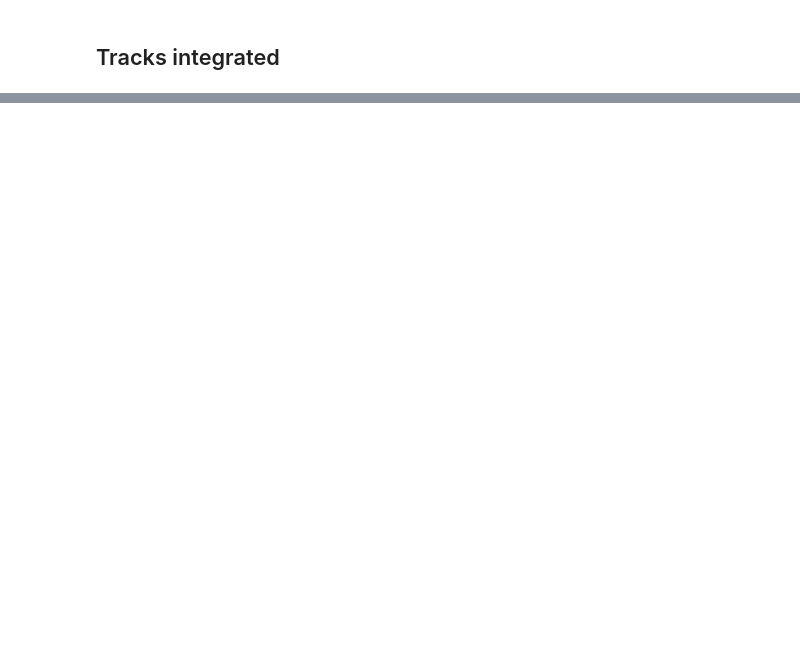
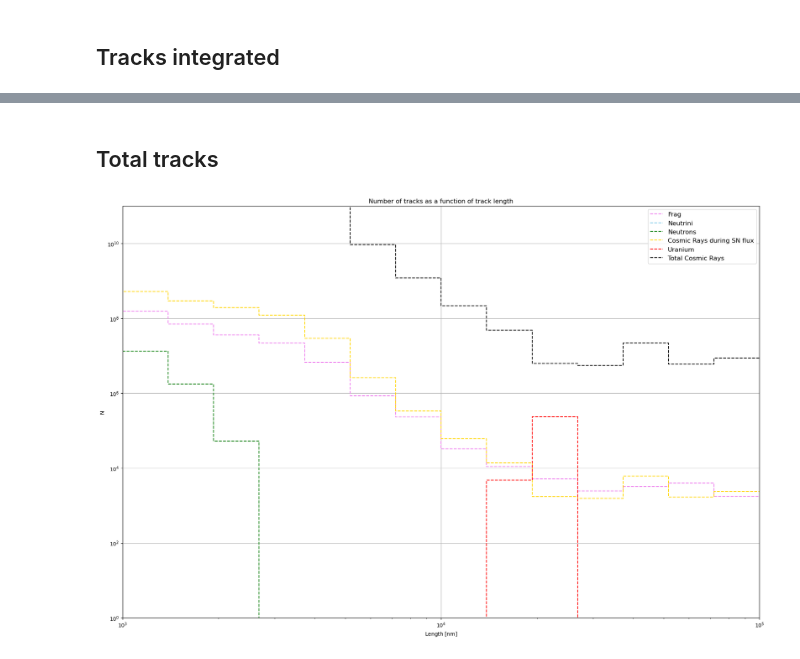
Before and after one commit to fedemaio/Bachelor-Thesis, a Jupyter notebook: all_you_need/geant/exposed_hal.ipynb, the cells around one changed output, grey strips where cells are left out. Drawn from its saved outputs; the diff is of its cells as text; code cells hidden in the pictures; blank space fills up the shorter version.

```diff
--- a/all_you_need/geant/exposed_hal.ipynb
+++ b/all_you_need/geant/exposed_hal.ipynb
@@ -297,0 +358,57 @@ plt.show()
+# %% [markdown]
+## Total tracks
+# %%
+z_bins = np.linspace(0, 100000, 100000)
+#correzione numero di z_bins
+zz_centre = z_bins[:-1] +  np.diff(z_bins)/2.
+
+y_valuesSig = halite.dRdx_muons_fefe(z_bins,"20pc", "tot_time")
+y_cosmicraysTot = halite.dRdx_muons_new(z_bins, "Resconi")
+
+
+mass=0.1 #in kg
+
+fig = plt.figure(figsize=(18, 12))
+plt.title("Number of tracks as a function of track length")
+
+
+
+# Definiamo i bin su x (lunghezza) e calcoliamo dR/dx
+z_bins = np.linspace(0, 100000, 100000)
+zz_centre = z_bins[:-1] + np.diff(z_bins)/2.
+
+# Scelta dei bin di lunghezza (in nm), da 1e-2 a 1e5 su scala log:
+i_bins = np.logspace(-2, 5, 50)  # 20 bin => 21 edges
+
+# Integra y_values nei bin:
+counts_Signal = integrate_in_bins(zz_centre, y_valuesSig, i_bins, mass, arr_time[idx])
+counts_nu = integrate_in_bins(zz_centre, y_nu, i_bins, mass, arr_time[idx])
+counts_neutrons = integrate_in_bins(zz_centre, y_neutrons, i_bins, mass, arr_time[idx])
+counts_cosmics = integrate_in_bins(zz_centre, y_cosmicrays, i_bins, mass, arr_time[idx])
+counts_U = integrate_in_bins(zz_centre, factor * yU_interp, i_bins, mass, arr_time[idx])
+counts_crTot = integrate_in_bins(zz_centre, y_cosmicraysTot, i_bins, mass, 250) #250 is the total lifetime of the sample
+
+#signal plot
+plt.step(i_bins, np.r_[counts_Signal, counts_Signal[-1]], where='post', color='violet', linestyle='--', label='Frag')
+
+#background plot
+plt.step(i_bins, np.r_[counts_nu, counts_nu[-1]], where='post', color='skyblue', linestyle='--', label='Neutrini') #non moltiplico questi background per factor perchè lo sono già le loro y
+plt.step(i_bins, np.r_[counts_neutrons, counts_neutrons[-1]], where='post', color='forestgreen', linestyle='--', label='Neutrons')
+plt.step(i_bins, np.r_[counts_cosmics, counts_cosmics[-1]], where='post', color='gold', linestyle='--', label='Cosmic Rays during SN flux')
+plt.step(i_bins, np.r_[counts_U, counts_U[-1]], where='post', color='red', linestyle='--', label='Uranium')
+plt.step(i_bins, np.r_[counts_crTot, counts_crTot[-1]], where='post', color='k', linestyle='--', label='Total Cosmic Rays')
+
+plt.xlabel("Length [$\\mathrm{nm}$]")
+plt.ylabel("N")
+plt.xscale('log')
+plt.yscale('log')
+plt.xlim(1e3, 1e5)
+plt.ylim(1, 1e11)
+plt.legend(loc="upper right", fontsize="large")
+plt.grid(True)
+
+
+plt.tight_layout()
+plt.show()
+# %% [output]
+[figure, added]
```
Also changed, not shown: parts of 10 cells of this notebook, 37 other files.
